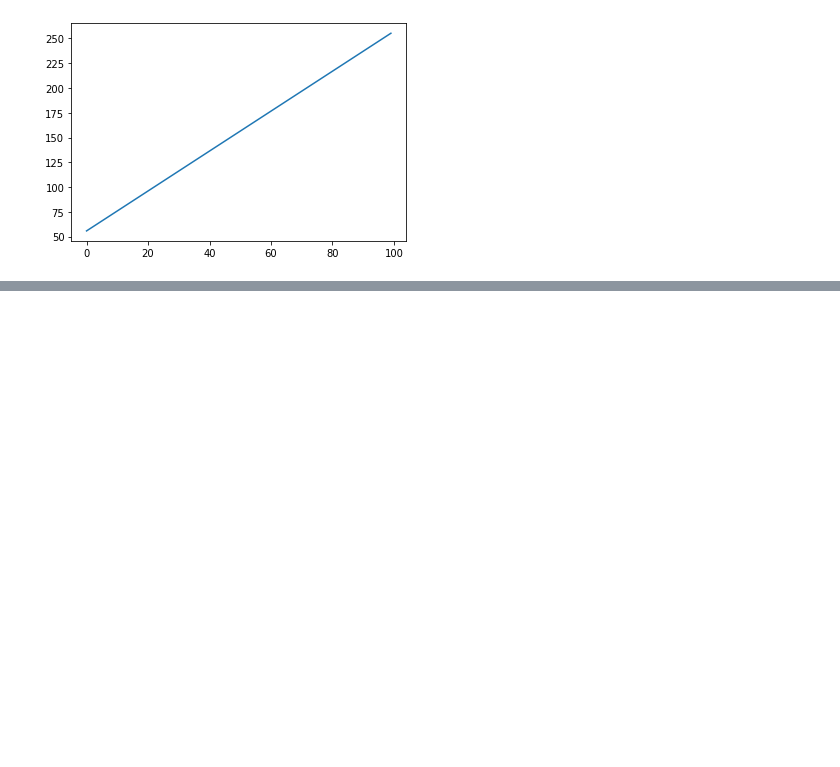
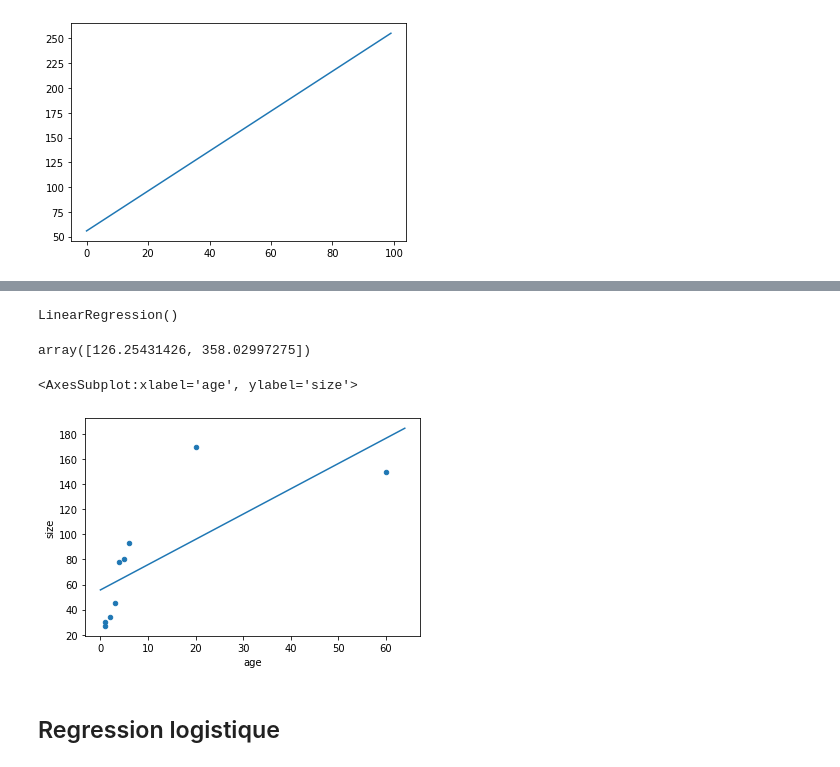
Before and after one commit to Bl3f/amse2021, a Jupyter notebook: Groupe-A/Day 4 - ML - 2021-03-26.ipynb, the cells around one changed output, grey strips where cells are left out. Drawn from its saved outputs; the diff is of its cells as text; code cells hidden in the pictures; blank space fills up the shorter version.

```diff
--- a/Groupe-A/Day 4 - ML - 2021-03-26.ipynb
+++ b/Groupe-A/Day 4 - ML - 2021-03-26.ipynb
@@ -58,0 +70,6 @@ ax = df.plot.scatter(x="age", y="size")
+# %%
+X = df[["age"]]
+y = df["size"]
+# %%
+poly = PolynomialFeatures(degree=1)
+X_ = poly.fit_transform(X)
@@ -58,0 +104,19 @@ ax = df.plot.scatter(x="age", y="size")
+# %%
+regr = linear_model.LinearRegression()
+regr.fit(X_, y)
+# %% [output]
+LinearRegression()
+# %%
+x = [[35], [150]]
+x_ = poly.fit_transform(x)
+regr.predict(x_)
+# %% [output]
+array([126.25431426, 358.02997275])
+# %%
+ax = df.plot.scatter(x="age", y="size")
+pd.Series(regr.predict(poly.fit_transform([[i] for i in range(65)]))).plot(ax=ax)
+# %% [output]
+<AxesSubplot:xlabel='age', ylabel='size'>
+[figure, added]
+# %% [markdown]
+## Regression logistique
```
Also changed, not shown: parts of 19 cells of this notebook.
